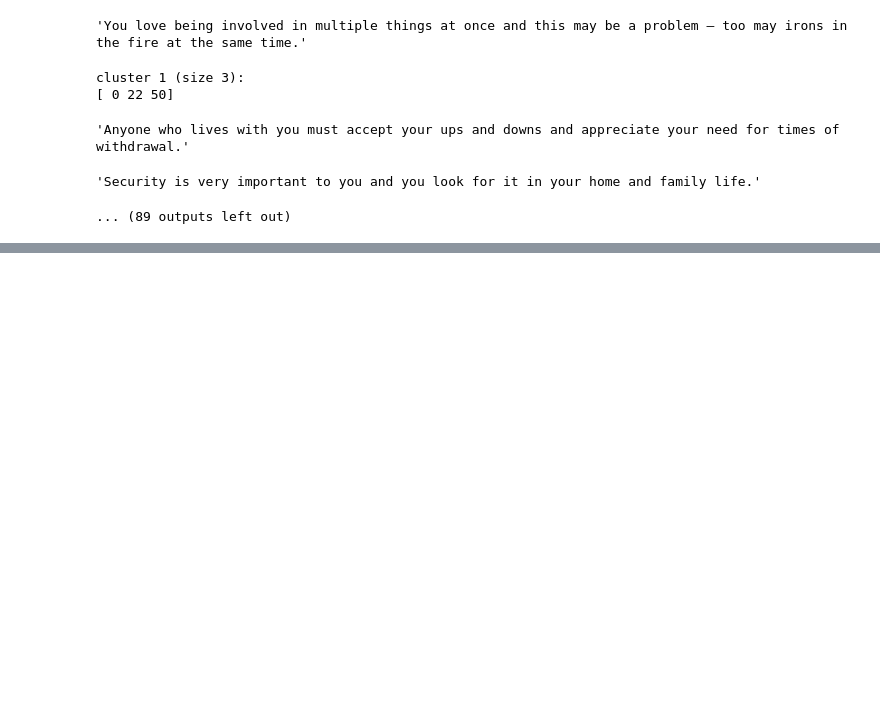
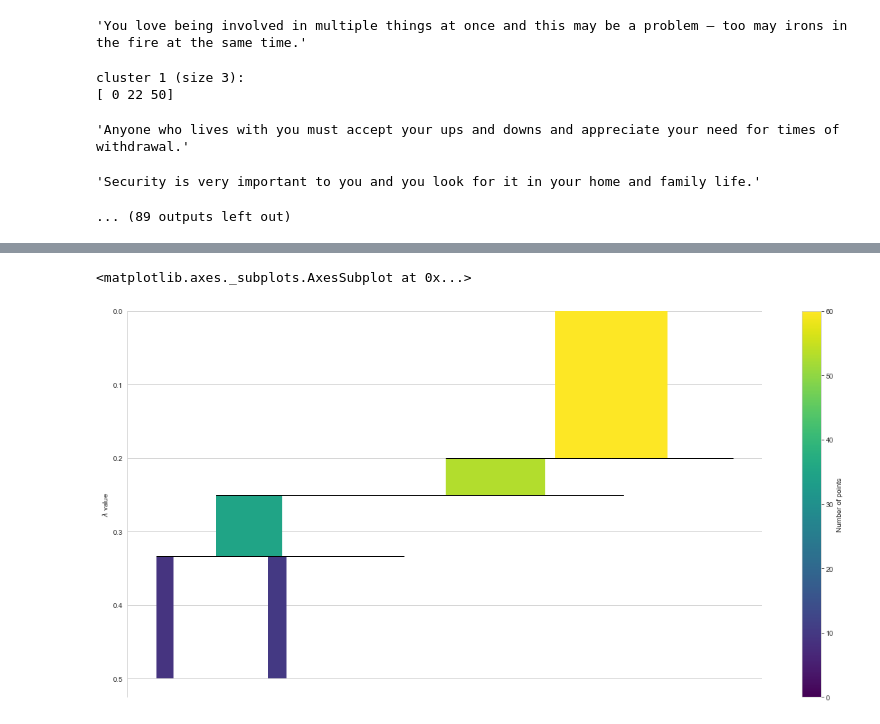
Before and after one commit to llmhyy/comments_summarization, a Jupyter notebook: src/cluster.ipynb, the cells around one changed output, grey strips where cells are left out. Saved outputs shown, nothing was run; the diff lists cells and outputs as text; code cells hidden in the pictures; blank space fills up the shorter version.

```diff
--- a/src/cluster.ipynb
+++ b/src/cluster.ipynb
@@ -358,0 +421,3 @@ cluster 1 (size 3):
+# %%
+for i in range(len(df_piv.index)):
+    print(i, ' ', df_piv.index[i])
@@ -358,0 +477,28 @@ cluster 1 (size 3):
+# %%
+for n_clusters in [41]:
+    print('------')
+    print(f'\nno. of clusters = {n_clusters}')
+    clusters = AgglomerativeClustering(n_clusters=n_clusters, affinity='precomputed', linkage='single')
+    clusters.fit_predict(dist_mat)
+
+    # find average distances between clusters and output a new distance matrix
+    labels = [i for i in range(clusters.n_clusters_)]
+    avg_dist_arr = np.zeros(shape=(clusters.n_clusters_, clusters.n_clusters_))
+    for i in range(clusters.n_clusters_):
+        indices = np.where(clusters.labels_ == i)[0]
+        labels.remove(i)
+        for j in labels:
+            other_indices = np.where(clusters.labels_ == j)[0]
+            intra_dist_arr = np.zeros(shape=(len(indices), len(other_indices)))
+
+            for k, index in enumerate(indices):
+                for m, other_index in enumerate(other_indices):
+                    intra_dist_arr[k][m] = dist_mat[index][other_index]
+
+            #print (f'cluster {i} against cluster {j}:')
+            #print(intra_dist_arr)
+
+            avg_dist = np.average(intra_dist_arr)
+            #print(avg_dist)
+            avg_dist_arr[i][j] = avg_dist
+    print(avg_dist_arr)
@@ -358,0 +628,3 @@ cluster 1 (size 3):
+# %%
+clusterer = hdbscan.HDBSCAN(metric='precomputed')
+clusterer.fit(dist_mat)
@@ -358,0 +639,5 @@ cluster 1 (size 3):
+# %%
+clusterer.condensed_tree_.plot()
+# %% [output]
+<matplotlib.axes._subplots.AxesSubplot at 0x...>
+[figure, added]
```
Also changed, not shown: parts of 37 cells of this notebook, 7 other files.
